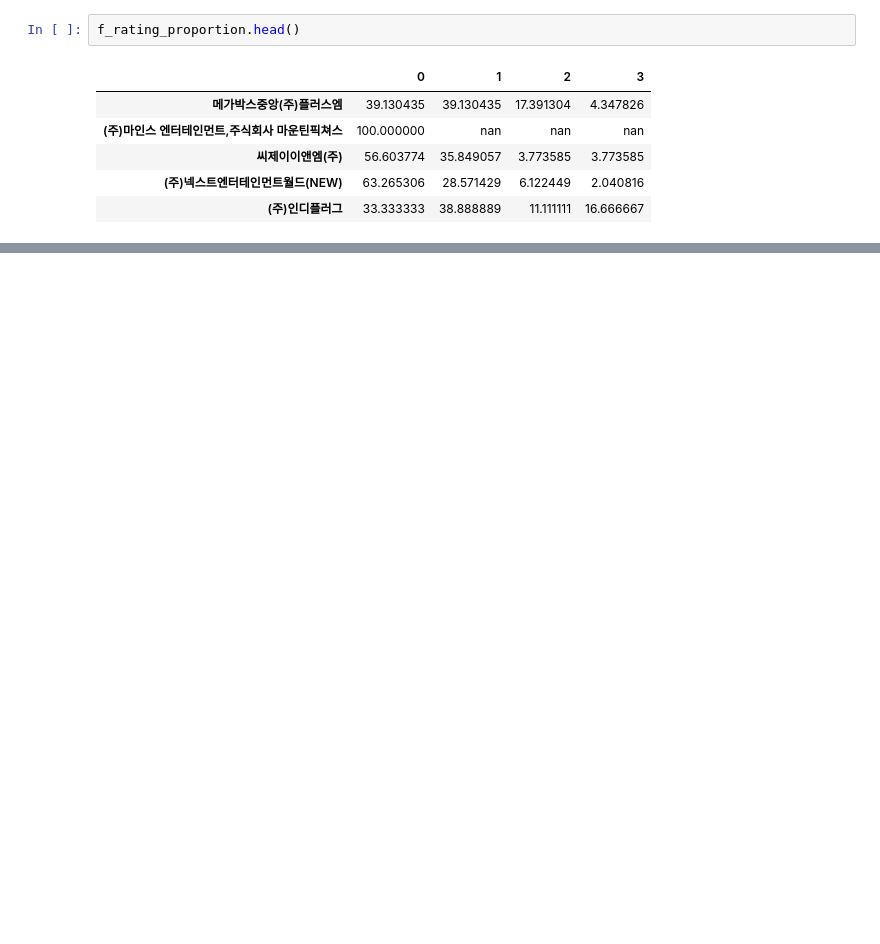
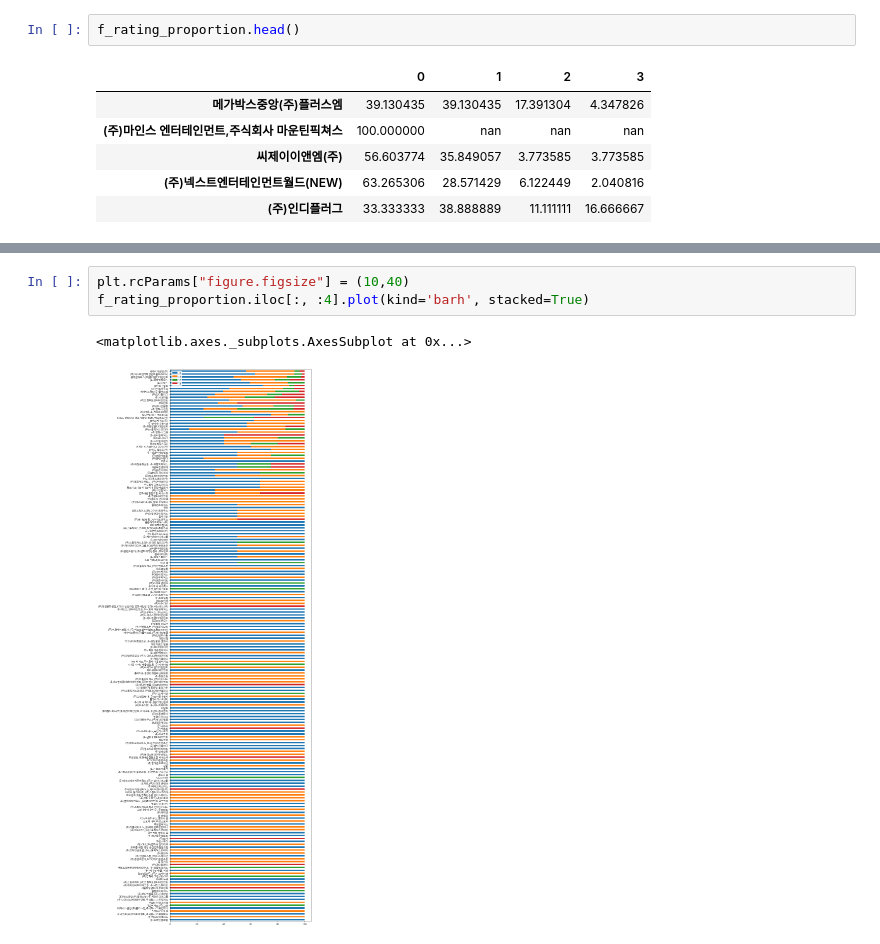
Before and after one commit to kim4pb/Female-led-Korean-Films, a Jupyter notebook: 03.ButterKnife/Analysis.ipynb, the cells around one changed output, grey strips where cells are left out. Saved outputs shown, nothing was run; the diff lists cells and outputs as text; blank space fills up the shorter version.

```diff
--- a/03.ButterKnife/Analysis.ipynb
+++ b/03.ButterKnife/Analysis.ipynb
@@ -278,0 +343,6 @@ film_numbers.head()
+# %%
+plt.rcParams["figure.figsize"] = (10,40)
+f_rating_proportion.iloc[:, :4].plot(kind='barh', stacked=True)
+# %% [output]
+<matplotlib.axes._subplots.AxesSubplot at 0x...>
+[figure, added]
```
Also changed, not shown: parts of 43 cells of this notebook, 1 other file.
